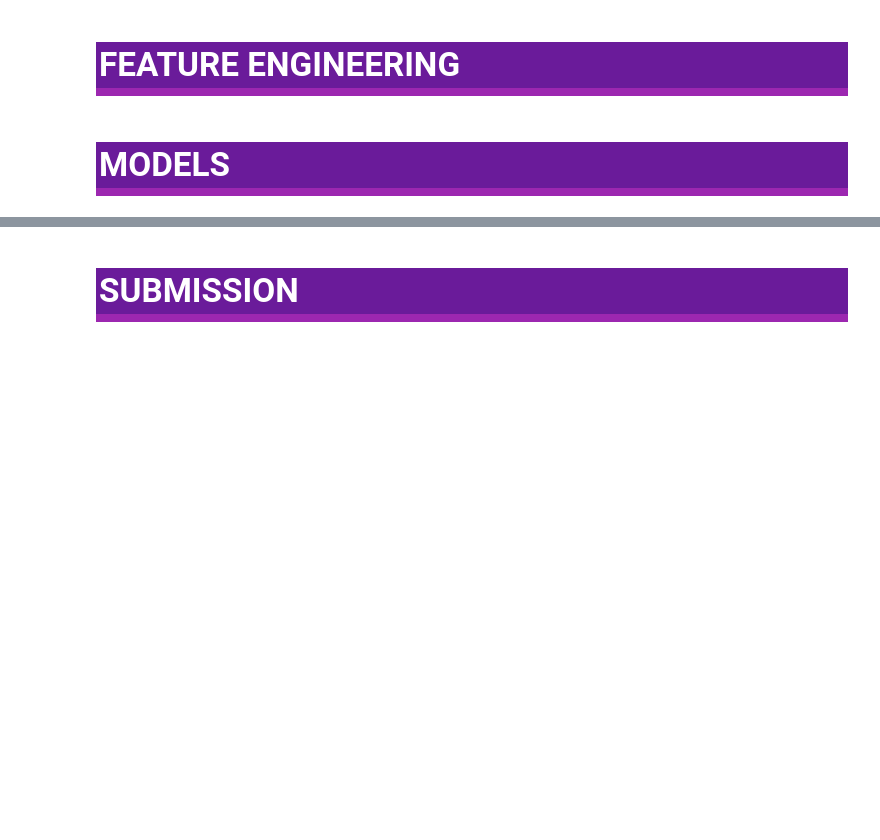
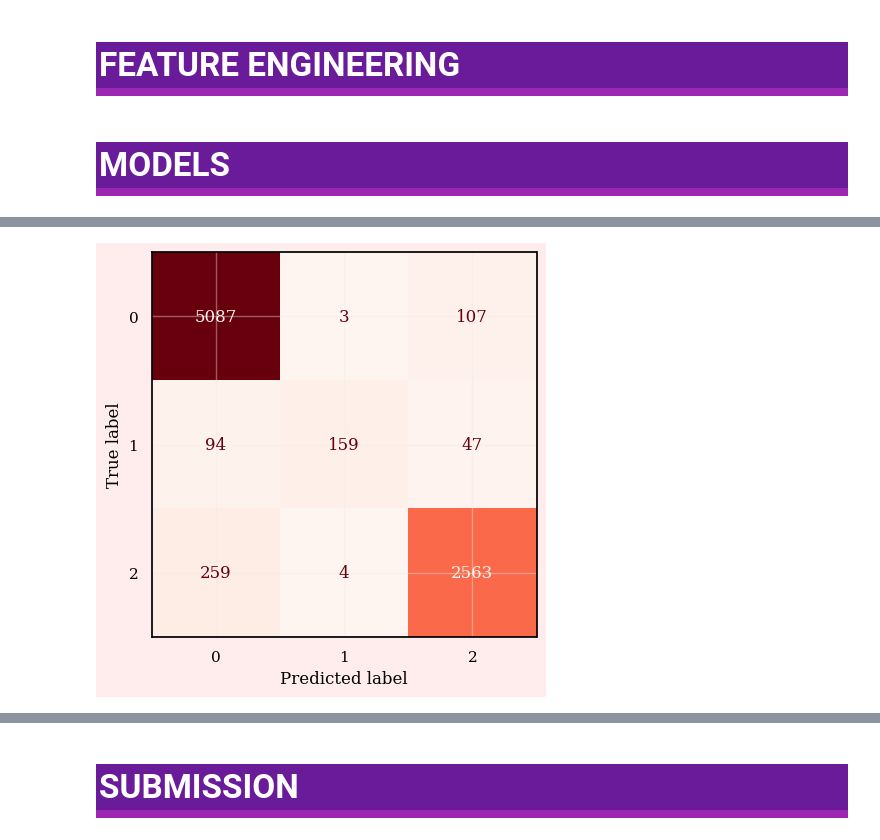
Before and after one commit to seanbearden/Kaggle, a Jupyter notebook: src/playground_series/s3e26/voting_boost.ipynb, the cells around one changed output, grey strips where cells are left out. Drawn from its saved outputs; the diff is of its cells as text; code cells hidden in the pictures; blank space fills up the shorter version.

```diff
--- a/src/playground_series/s3e26/voting_boost.ipynb
+++ b/src/playground_series/s3e26/voting_boost.ipynb
@@ -104,6 +107,7 @@ with zipfile.ZipFile('../../../res/data/cirrhosis-patient-survival-prediction.zi
         orig_data = pd.read_csv(f, index_col = 'ID')
 # %%
 train = pd.concat([train, orig_data], axis=0, ignore_index=True)
+cat_cols = train.select_dtypes(include = ['O']).columns
 # %% [markdown]
 <a id="4"></a>
 # <div style= "font-family: Cambria; font-weight:bold; letter-spacing: 0px; color:white; font-size:120%; text-align:left;padding:3.0px; background: #6A1B9A; border-bottom: 8px solid #9C27B0" > FEATURE ENGINEERING<br><div>
@@ -237,46 +274,72 @@ print(study.best_trial)
 # %%
 random_state = random_state
 
 best_params = study.best_params
 
-lgbm_max_depth = best_params['lgbm_max_depth_uni']
+# lgbm_max_depth = best_params['lgbm_max_depth_uni']
+lgbm_max_depth = lgbm_params['max_depth']
 
 # List of classifiers
 estimators = [
+    ('HistGradientBoostingClassifier', HistGradientBoostingClassifier(
+            learning_rate=best_params["hgb_learning_rate"],
+            random_state=random_state,
+            **hgb_params
+            )),
     ("XGBClassifier", XGBClassifier(
-            max_depth=best_params["xgb_max_depth_uni"],
+            # max_depth=best_params["xgb_max_depth_uni"],
             # min_child_weight=best_params["xgb_min_child_weight_uni"],
             # learning_rate=best_params["xgb_learning_rate_uni"],
             # n_estimators=best_params["xgb_n_estimators_uni"],
+            reg_alpha=best_params["xgb_reg_alpha"],
+            reg_lambda=best_params["xgb_reg_lambda"],
+            subsample=best_params["xgb_subsample_uni"],
+            colsample_bytree=best_params["xgb_colsample_bytree"],
             random_state=random_state,
             **xgb_params
         )),
-    ("CatBoostClassifier", CatBoostClassifier(
-            # depth=best_params["cat_depth_uni"],
-            max_depth=best_params["cat_max_depth_uni"],
-            # max_bin=best_params["cat_max_bin_uni"],
-            # learning_rate=best_params["cat_learning_rate_uni"],
-            # iterations=best_params["cat_iterations_uni"],
-            min_data_in_leaf=best_params['cat_min_data_in_leaf_uni'],
-            random_seed=random_state,
-            **cat_params
-        )),
+    # ("CatBoostClassifier", CatBoostClassifier(
+    #         # depth=best_params["cat_depth_uni"],
+    #         max_depth=best_params["cat_max_depth_uni"],
+    #         # max_bin=best_params["cat_max_bin_uni"],
+    #         # learning_rate=best_params["cat_learning_rate_uni"],
+    #         # iterations=best_params["cat_iterations_uni"],
+    #         # min_data_in_leaf=best_params['cat_min_data_in_leaf_uni'],
+    #         random_seed=random_state,
+    #         **cat_params
+    #     )),
     ("LGBMClassifier", LGBMClassifier(
-            max_depth=lgbm_max_depth,
+            # max_depth=lgbm_max_depth,
             num_leaves=2**lgbm_max_depth - 1 if 2**lgbm_max_depth - 1 <= 131072 else 131072,
             # min_child_samples=best_params["lgbm_min_child_samples_uni"],
             # min_gain_to_split=best_params["lgbm_min_gain_to_split"],
             # learning_rate=best_params["lgbm_learning_rate_uni"],
-            n_estimators=best_params["lgbm_n_estimators_uni"],
+            # n_estimators=best_params["lgbm_n_estimators_uni"],
+            # colsample_bytree=best_params["lgbm_colsample_bytree"],
             random_state=random_state,
             **lgbm_params
         )),
 ]
-# voting = trial.suggest_categorical("voting", ['soft', 'hard'])
+
+hgb_weight = best_params["hgb_weight_log"]
 xgb_weight = best_params["xgb_weight_log"]
-cat_weight = best_params["cat_weight_log"]
+# cat_weight = best_params["cat_weight_log"]
 lgbm_weight = best_params["lgbm_weight_log"]
 
-classifier = VotingClassifier(estimators=estimators, voting='soft', weights=[xgb_weight, cat_weight, lgbm_weight])
+classifier = VotingClassifier(estimators=estimators, voting='soft', weights=[hgb_weight, xgb_weight, #cat_weight,
+                                                                             lgbm_weight])
 
 classifier.fit(X, y)
+
+y_pred_cm = classifier.predict(X)
+
+fig, ax = plt.subplots(figsize=(5, 5))
+cm = confusion_matrix(y, y_pred_cm, labels=classifier.classes_)
+
+disp = ConfusionMatrixDisplay(
+    confusion_matrix=cm, display_labels=classifier.classes_)
+disp.plot(cmap=plt.cm.Reds, ax= ax,
+colorbar=False, text_kw={"fontsize":12})
+plt.show()
+# %% [output]
+[figure, added]
```
Also changed, not shown: parts of 11 cells of this notebook, 1 other file.
